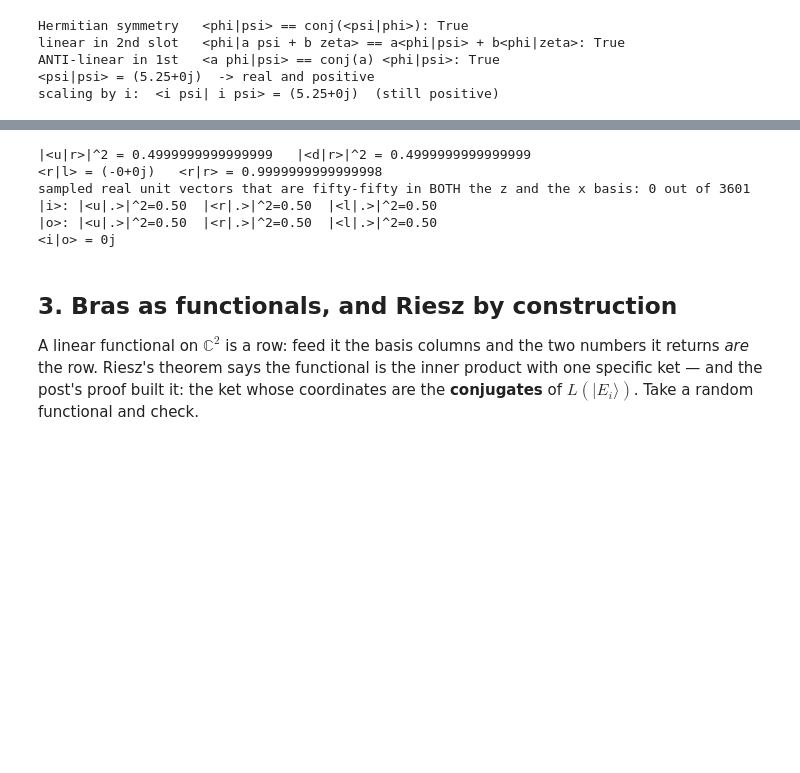
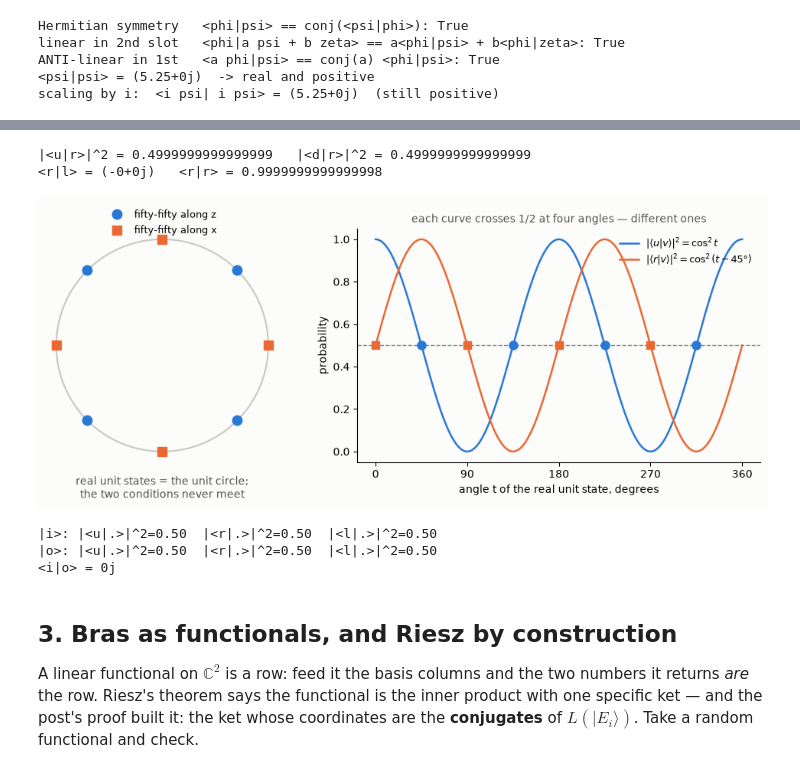
Before and after one commit to jen1995/jen1995.github.io, a Jupyter notebook: notebooks/state_space.ipynb, the cells around one changed output, grey strips where cells are left out. Cells and saved outputs as stored; diff of their text form; code cells hidden in the pictures; blank space fills up the shorter version.

Commit message:
QM-2 notebook: the real-plane impossibility as a picture (unit circle, two disjoint point sets) instead of sampling
Co-Authored-By: Claude Fable 5.1 <noreply@anthropic.com>

```diff
--- a/notebooks/state_space.ipynb
+++ b/notebooks/state_space.ipynb
@@ -80,33 +77,49 @@ never $\tfrac12$.) The $y$ states have to leave the real plane.
-# %%
-r = (u + d) / np.sqrt(2)
-l = (u - d) / np.sqrt(2)
-
-print("|<u|r>|^2 =", abs(braket(u, r))**2, "  |<d|r>|^2 =", abs(braket(d, r))**2)
-print("<r|l> =", np.round(braket(r, l), 12), "  <r|r> =", braket(r, r).real)
-
-# real unit vectors on a grid of angles
-t = np.linspace(0, 2*np.pi, 3601)
-real_vectors = np.stack([np.cos(t), np.sin(t)], axis=1)
-p_u = np.abs(real_vectors @ np.conj(u))**2       # |<u|v>|^2 for every candidate
-p_r = np.abs(real_vectors @ np.conj(r))**2       # |<r|v>|^2
-fifty_fifty_both = np.isclose(p_u, 0.5, atol=1e-3) & np.isclose(p_r, 0.5, atol=1e-3)
-print("sampled real unit vectors that are fifty-fifty in BOTH the z and the x basis:",
-      fifty_fifty_both.sum(), "out of", len(t))
-
-# the complex ones that do the job
-i_ket = (u + 1j*d) / np.sqrt(2)
-o_ket = (u - 1j*d) / np.sqrt(2)
-for name, v in [("|i>", i_ket), ("|o>", o_ket)]:
-    print(f"{name}: |<u|.>|^2={abs(braket(u,v))**2:.2f}  |<r|.>|^2={abs(braket(r,v))**2:.2f}"
-          f"  |<l|.>|^2={abs(braket(l,v))**2:.2f}")
-print("<i|o> =", np.round(braket(i_ket, o_ket), 12))
-# %% [output]
-|<u|r>|^2 = 0.4999999999999999   |<d|r>|^2 = 0.4999999999999999
-<r|l> = (-0+0j)   <r|r> = 0.9999999999999998
-sampled real unit vectors that are fifty-fifty in BOTH the z and the x basis: 0 out of 3601
-|i>: |<u|.>|^2=0.50  |<r|.>|^2=0.50  |<l|.>|^2=0.50
-|o>: |<u|.>|^2=0.50  |<r|.>|^2=0.50  |<l|.>|^2=0.50
-<i|o> = 0j
+# %%
+r = (u + d) / np.sqrt(2)
+l = (u - d) / np.sqrt(2)
+
+print("|<u|r>|^2 =", abs(braket(u, r))**2, "  |<d|r>|^2 =", abs(braket(d, r))**2)
+print("<r|l> =", np.round(braket(r, l), 12), "  <r|r> =", braket(r, r).real)
+
+# real unit states: v(t) = (cos t, sin t)
+t = np.linspace(0, 2*np.pi, 721)
+P_u = np.cos(t)**2                    # |<u|v>|^2  -- fifty-fifty along z means P_u = 1/2
+P_r = np.cos(t - np.pi/4)**2          # |<r|v>|^2  -- fifty-fifty along x means P_r = 1/2
+z_ok = np.deg2rad([45, 135, 225, 315])   # where P_u = 1/2: these are +-r, +-l
+x_ok = np.deg2rad([0, 90, 180, 270])     # where P_r = 1/2: these are +-u, +-d
+
+fig, (ax1, ax2) = plt.subplots(1, 2, figsize=(10, 4), gridspec_kw={"width_ratios": [1, 1.4]})
+ax1.plot(np.cos(t), np.sin(t), color=FAINT, lw=1.5)
+ax1.plot(np.cos(z_ok), np.sin(z_ok), "o", color=BLUE, ms=9, label="fifty-fifty along z")
+ax1.plot(np.cos(x_ok), np.sin(x_ok), "s", color=ORANGE, ms=8, label="fifty-fifty along x")
+ax1.set_aspect("equal"); ax1.axis("off")
+ax1.legend(frameon=False, fontsize=9, loc="upper center", bbox_to_anchor=(0.5, 1.12))
+ax1.set_title("real unit states = the unit circle;\nthe two conditions never meet", fontsize=10, color=SEC, y=-0.18)
+ax2.plot(np.rad2deg(t), P_u, color=BLUE, lw=1.8, label=r"$|\langle u|v\rangle|^2 = \cos^2 t$")
+ax2.plot(np.rad2deg(t), P_r, color=ORANGE, lw=1.8, label=r"$|\langle r|v\rangle|^2 = \cos^2(t - 45°)$")
+ax2.axhline(0.5, color=GREY, lw=1, ls="--")
+ax2.plot(np.rad2deg(z_ok), [0.5]*4, "o", color=BLUE, ms=8)
+ax2.plot(np.rad2deg(x_ok), [0.5]*4, "s", color=ORANGE, ms=7)
+ax2.set_xlabel("angle t of the real unit state, degrees"); ax2.set_xticks([0, 90, 180, 270, 360])
+ax2.set_ylabel("probability"); ax2.spines[["top", "right"]].set_visible(False)
+ax2.legend(frameon=False, fontsize=9, loc="upper right")
+ax2.set_title("each curve crosses 1/2 at four angles — different ones", fontsize=10, color=SEC)
+plt.tight_layout(); plt.show()
+
+# the complex vectors that do the job
+i_ket = (u + 1j*d) / np.sqrt(2)
+o_ket = (u - 1j*d) / np.sqrt(2)
+for name, v in [("|i>", i_ket), ("|o>", o_ket)]:
+    print(f"{name}: |<u|.>|^2={abs(braket(u,v))**2:.2f}  |<r|.>|^2={abs(braket(r,v))**2:.2f}"
+          f"  |<l|.>|^2={abs(braket(l,v))**2:.2f}")
+print("<i|o> =", np.round(braket(i_ket, o_ket), 12))
+# %% [output]
+|<u|r>|^2 = 0.4999999999999999   |<d|r>|^2 = 0.4999999999999999
+<r|l> = (-0+0j)   <r|r> = 0.9999999999999998
+[figure, added]
+|i>: |<u|.>|^2=0.50  |<r|.>|^2=0.50  |<l|.>|^2=0.50
+|o>: |<u|.>|^2=0.50  |<r|.>|^2=0.50  |<l|.>|^2=0.50
+<i|o> = 0j
 # %% [markdown]
 ## 3. Bras as functionals, and Riesz by construction
 
```
Also changed, not shown: parts of 1 cell of this notebook, 1 other file.
